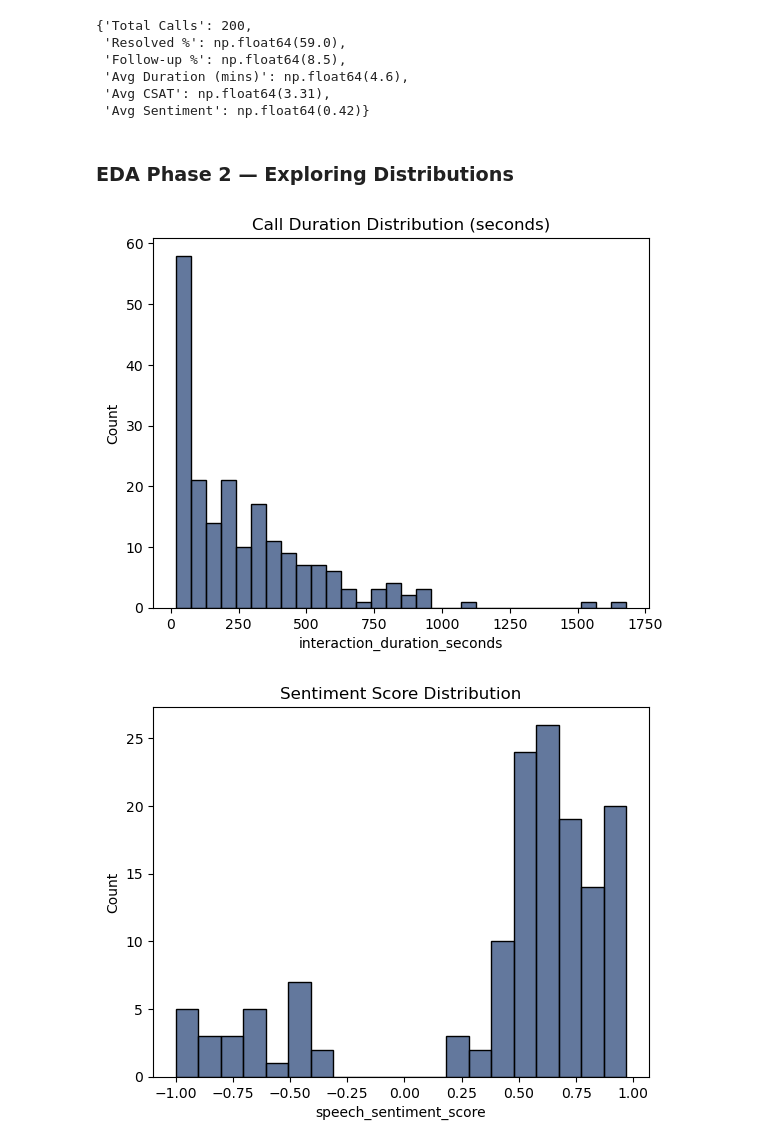
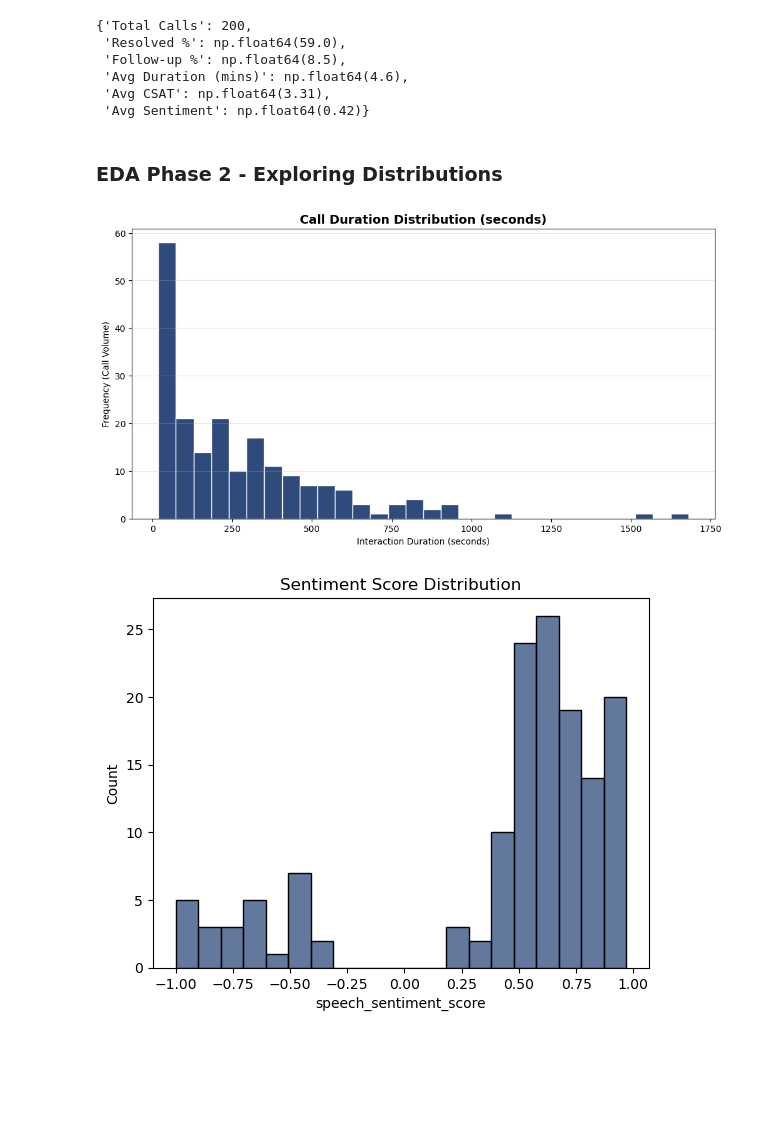
Before and after one commit to KingsAxe/call-center-eda-ml-model-for-customer-satisfaction, a Jupyter notebook: EDA notebook/callCenterEDA.ipynb, the cells around one changed output. Drawn from its saved outputs; the diff is of its cells as text; code cells hidden in the pictures; blank space fills up the shorter version.

```diff
--- a/EDA notebook/callCenterEDA.ipynb
+++ b/EDA notebook/callCenterEDA.ipynb
@@ -146,14 +146,30 @@ summary
  'Avg CSAT': np.float64(3.31),
  'Avg Sentiment': np.float64(0.42)}
 # %% [markdown]
-### **EDA Phase 2 — Exploring Distributions**
+### **EDA Phase 2 - Exploring Distributions**
-# %%
-# This plot shows the calls volume and duration
-sns.histplot(df_copy["interaction_duration_seconds"], bins=30)
-plt.title("Call Duration Distribution (seconds)")
-plt.show()
-# %% [output]
-[figure, removed]
+# %%
+# Create the plot
+plt.figure(figsize=(12, 6))
+
+# 'bins' sets the granularity, 'color' sets the fill, and 'edgecolor' adds definition
+plt.hist(
+    df_copy["interaction_duration_seconds"],
+    bins=30,
+    color= "#2F4B7C",
+    edgecolor="white"
+)
+
+# Add labels and title
+plt.title("Call Duration Distribution (seconds)", fontsize=14, fontweight='bold')
+plt.xlabel("Interaction Duration (seconds)")
+plt.ylabel("Frequency (Call Volume)")
+
+# Add a grid for better readability of volumes
+plt.grid(axis='y', alpha=0.3)
+
+plt.show()
+# %% [output]
+[figure, added]
 # %%
 # The plot to show the measure of speach sentiments
 sns.histplot(df_copy["speech_sentiment_score"].dropna(), bins=20)
```
Also changed, not shown: parts of 4 cells of this notebook, 7 other files.
